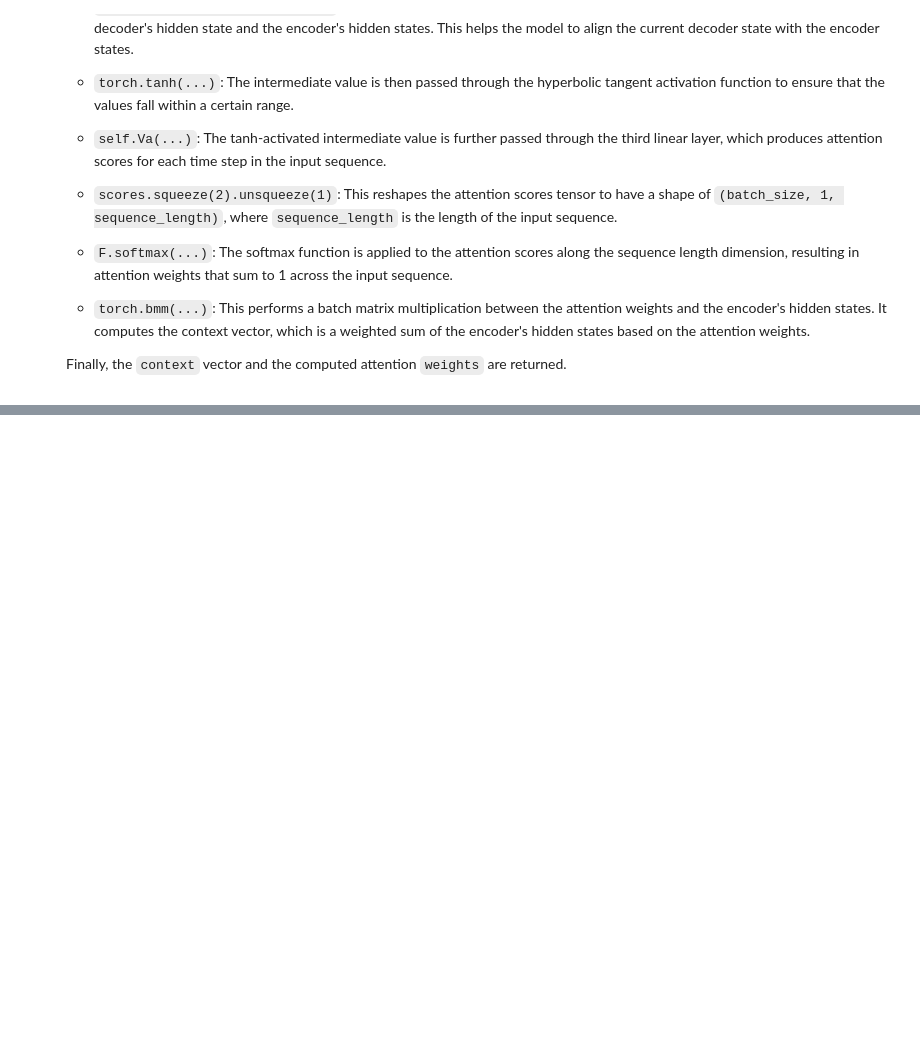
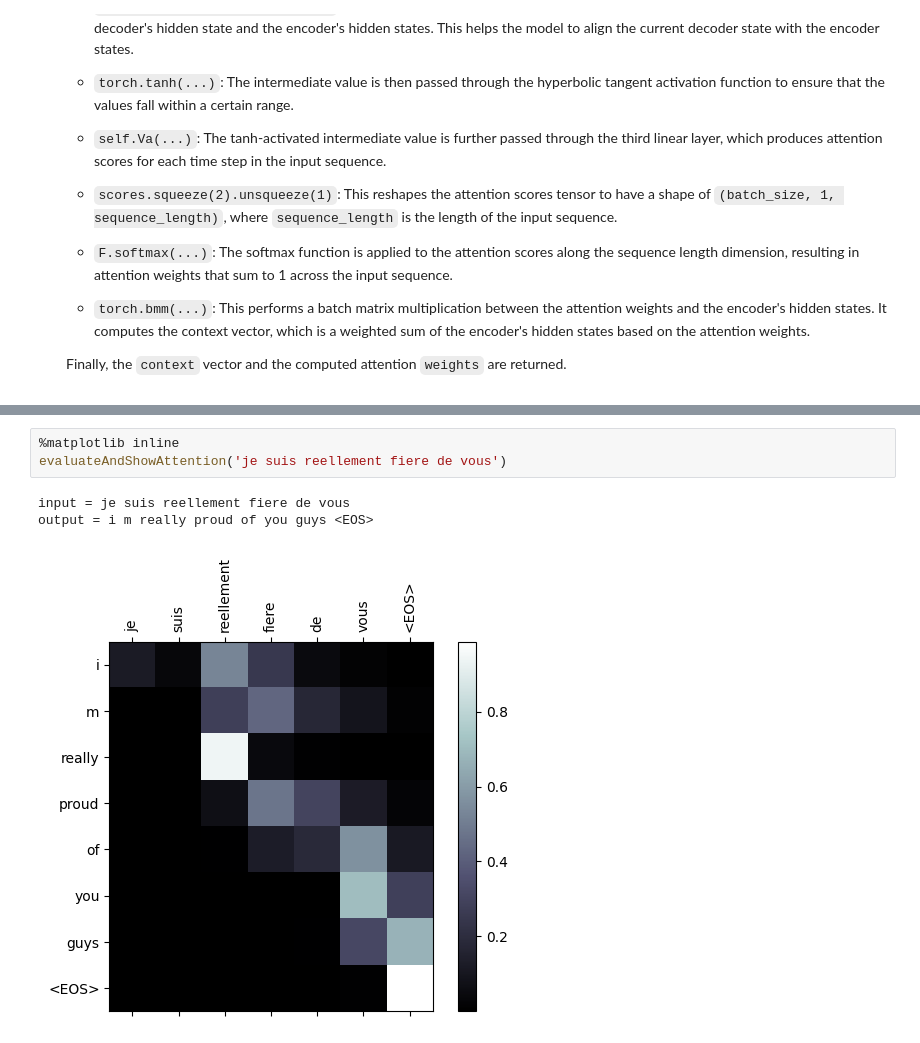
Before and after one commit to Zenith1618/LLM, a Jupyter notebook: French_to_English_Translator_using_Seq2Seq_Bahdanau_Attention_Model.ipynb, the cells around one changed output, grey strips where cells are left out. Cells and saved outputs as stored; diff of their text form; blank space fills up the shorter version.

```diff
--- a/French_to_English_Translator_using_Seq2Seq_Bahdanau_Attention_Model.ipynb
+++ b/French_to_English_Translator_using_Seq2Seq_Bahdanau_Attention_Model.ipynb
@@ -318,0 +616,7 @@ Let's break down the code and its purpose:
+# %%
+%matplotlib inline
+evaluateAndShowAttention('je suis reellement fiere de vous')
+# %% [output]
+input = je suis reellement fiere de vous
+output = i m really proud of you guys <EOS>
+[figure, added]
```
Also changed, not shown: parts of 24 cells of this notebook.
